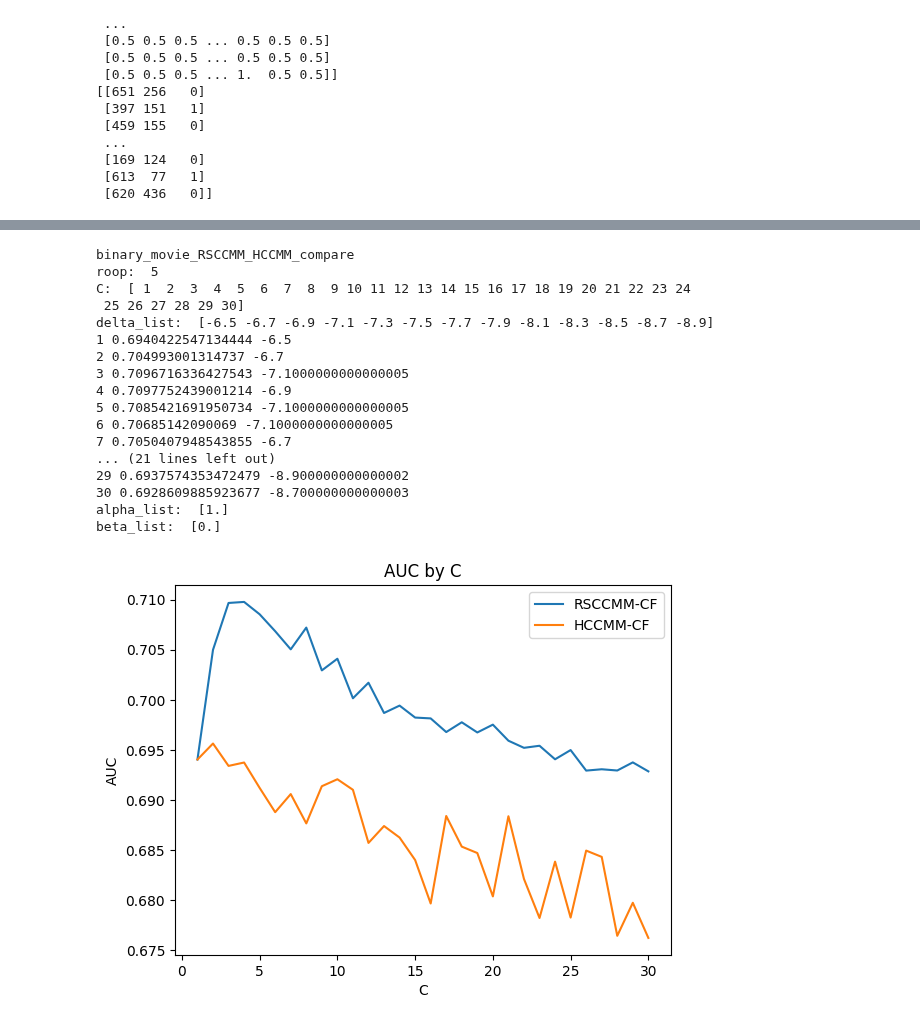
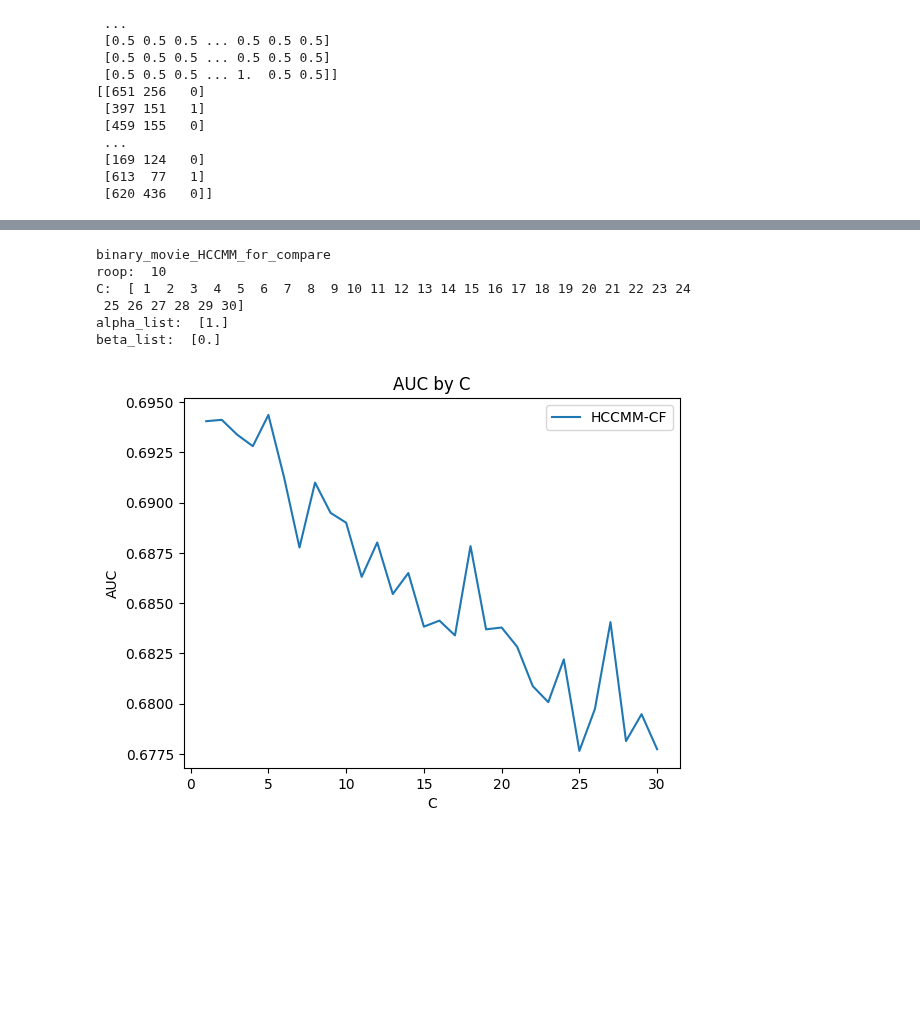
Before and after one commit to kimisuke0503/colab-research, a Jupyter notebook: movieLens_binarization/binary_movie_RSCCMM_CF_compare.ipynb, the cells around one changed output, grey strips where cells are left out. Saved outputs shown, nothing was run; the diff lists cells and outputs as text; code cells hidden in the pictures; blank space fills up the shorter version.

```diff
--- a/movieLens_binarization/binary_movie_RSCCMM_CF_compare.ipynb
+++ b/movieLens_binarization/binary_movie_RSCCMM_CF_compare.ipynb
@@ -191,8 +191,8 @@ print(RCCMM_CF_AUC_AVE(10, test_movie, X_movie, 30, 1.2, -5))
 # %%
 # 共通設定
-name = "binary_movie_RSCCMM_HCCMM_compare"
+name = "binary_movie_HCCMM_for_compare"
 print(name)
-roop = 5
+roop = 10
 print("roop: ", roop)
 x_C = np.arange(1,31,1)
 print("C: ", x_C)
@@ -201,29 +201,29 @@ output = [x_C.tolist()]
 
 
 # RSCCMM-CFの設定
-y_RSCCMM_auc_ave = []
-delta_list = np.arange(-6.5, -9.1, -0.2)
-print("delta_list: ", delta_list )
+# y_RSCCMM_auc_ave = []
+# delta_list = np.arange(-6.5, -8.2, -0.2)
+# print("delta_list: ", delta_list )
 
-output_rows.append(["", ', '.join(map(str, x_C)), "auc", ', '.join(map(str, delta_list)), "無し"])
-for c in x_C:
-  auc_ave_latest = 0
-  delta_ = 0
-  for delta in delta_list:
-    auc_ave = RSCCMM_CF_AUC_AVE(roop, test_movie, X_movie, c, delta)
-    if auc_ave > auc_ave_latest:
-      auc_ave_latest = auc_ave
-      delta_ = delta
-  print(c, auc_ave_latest, delta_)
-  output_rows.append(["RSCCMM-CF", c, auc_ave_latest, delta_, 0])
-  y_RSCCMM_auc_ave.append(auc_ave_latest)
+# output_rows.append(["", ', '.join(map(str, x_C)), "auc", ', '.join(map(str, delta_list)), "無し"])
+# for c in x_C:
+#   auc_ave_latest = 0
+#   delta_ = 0
+#   for delta in delta_list:
+#     auc_ave = RSCCMM_CF_AUC_AVE(roop, test_movie, X_movie, c, delta)
+#     if auc_ave > auc_ave_latest:
+#       auc_ave_latest = auc_ave
+#       delta_ = delta
+#   print(c, auc_ave_latest, delta_)
+#   output_rows.append(["RSCCMM-CF", c, auc_ave_latest, delta_, 0])
+#   y_RSCCMM_auc_ave.append(auc_ave_latest)
 
-output.append(y_RSCCMM_auc_ave)
+# output.append(y_RSCCMM_auc_ave)
 
 
 # RCCMM-CFの設定
 y_RCCMM_auc_ave = []
-# RCCMM_alpha_list = np.arange(1.2, 1.6, 0.05)
+# RCCMM_alpha_list = np.arange(1.0001, 1.0011, 0.0001)
 # RCCMM_beta_list = np.arange(0,-10,-1)
 RCCMM_alpha_list = np.array([1.0])
 RCCMM_beta_list = np.array([0.0])
@@ -250,47 +250,36 @@ output.append(y_RCCMM_auc_ave)
 
 
 # 画像出力
-plt.plot(x_C, y_RSCCMM_auc_ave, label="RSCCMM-CF")
+# plt.plot(x_C, y_RSCCMM_auc_ave, label="RSCCMM-CF")
 # plt.plot(x_C, y_RCCMM_auc_ave, label="RCCMM-CF")
 plt.plot(x_C, y_RCCMM_auc_ave, label="HCCMM-CF")
 #plt.xticks(x_C, x_C)
 plt.legend()
 plt.title('AUC by C')
 plt.xlabel('C')
 plt.ylabel('AUC')
 #plt.grid(True)
 plt.savefig(f"{name}.png", format="png", dpi=300)
 
 #csv出力
 with open(f'{name}.csv', 'wt', encoding='utf-8', newline='') as fout:
     writer = csv.writer(fout)
     writer.writerows(output)
 
 output_info = [["手法", "クラスター数", "AUC", "パラメータ1", "パラメータ2"]]
 for row in output_rows:
   output_info.append(row)
 
 with open(f'{name}_info.csv', 'wt', encoding='utf-8', newline='') as fout:
     writer = csv.writer(fout)
     writer.writerows(output_info)
 # %% [output]
-binary_movie_RSCCMM_HCCMM_compare
-roop:  5
+binary_movie_HCCMM_for_compare
+roop:  10
 C:  [ 1  2  3  4  5  6  7  8  9 10 11 12 13 14 15 16 17 18 19 20 21 22 23 24
  25 26 27 28 29 30]
-delta_list:  [-6.5 -6.7 -6.9 -7.1 -7.3 -7.5 -7.7 -7.9 -8.1 -8.3 -8.5 -8.7 -8.9]
-1 0.6940422547134444 -6.5
-2 0.704993001314737 -6.7
-3 0.7096716336427543 -7.1000000000000005
-4 0.7097752439001214 -6.9
-5 0.7085421691950734 -7.1000000000000005
-6 0.70685142090069 -7.1000000000000005
-7 0.7050407948543855 -6.7
-... (21 lines left out)
-29 0.6937574353472479 -8.900000000000002
-30 0.6928609885923677 -8.700000000000003
 alpha_list:  [1.]
 beta_list:  [0.]
-[figure, old version]
+[figure, new version]
 # %%
 # csvデータから再現
```
Also changed, not shown: parts of 3 cells of this notebook.
